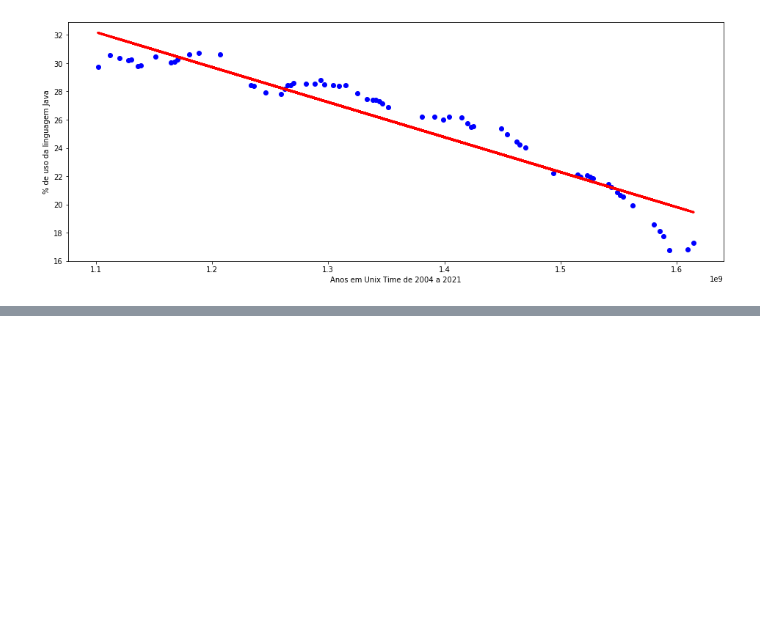
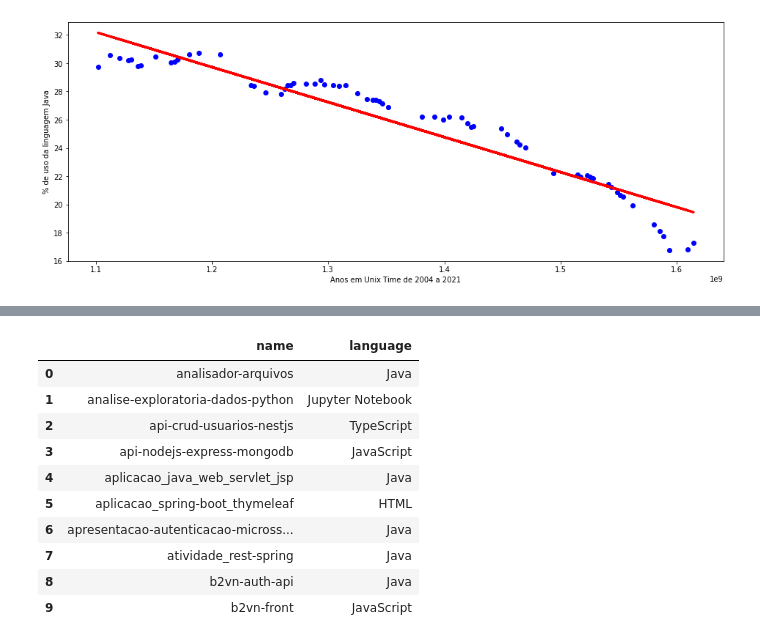
Before and after one commit to vhnegrisoli/machine-learning-linguagens-programacao, a Jupyter notebook: Análise Linguagens de Programação.ipynb, the cells around one changed output, grey strips where cells are left out. Saved outputs shown, nothing was run; the diff lists cells and outputs as text; code cells hidden in the pictures; blank space fills up the shorter version.

```diff
--- a/Análise Linguagens de Programação.ipynb
+++ b/Análise Linguagens de Programação.ipynb
@@ -85,0 +96,4 @@ plt.show()
+# %%
+response = []
+page = 0
+nextPage = True
@@ -85,0 +103,31 @@ plt.show()
+# %%
+try:
+
+    while (nextPage):
+
+        url = build_url(page)
+        print('Chamando a URL: {} para a página: {}\n'.format(url, str(page)))
+
+        githubResponse = list(requests.get(url).json())
+
+        if (len(githubResponse) == 0 or 'message' in str(githubResponse[0])):
+
+            if (len(githubResponse)):
+                print('Não há repositórios na página {}\n'.format(str(page)))
+
+            if (len(githubResponse) > 0 and 'message' in str(githubResponse[0])):
+                print('Limite de requisições atingido à API do Github\n')
+
+            nextPage = False
+
+        else:
+            print('Quantidade de repositórios encontrados: {}\n'.format(str(len(githubResponse))))
+            response.extend(githubResponse)
+            page = page + 1
+
+except:
+    print('Erro ao consultar API do Github')
+    nextPage = False
+    raise
+
+print('Total de repositórios encontrados: {}'.format(str(len(response))))
@@ -85,0 +154,18 @@ plt.show()
+# %%
+df = pd.DataFrame(response)
+
+repositorios = df[['name', 'language']]
+
+repositorios.head(10)
+# %% [output]
+|  | name | language |
+| 0 | analisador-arquivos | Java |
+| 1 | analise-exploratoria-dados-python | Jupyter Notebook |
+| 2 | api-crud-usuarios-nestjs | TypeScript |
+| 3 | api-nodejs-express-mongodb | JavaScript |
+| 4 | aplicacao_java_web_servlet_jsp | Java |
+| 5 | aplicacao_spring-boot_thymeleaf | HTML |
+| 6 | apresentacao-autenticacao-micross... | Java |
+| 7 | atividade_rest-spring | Java |
+| 8 | b2vn-auth-api | Java |
+| 9 | b2vn-front | JavaScript |
```
Also changed, not shown: parts of 10 cells of this notebook, 1 other file.
